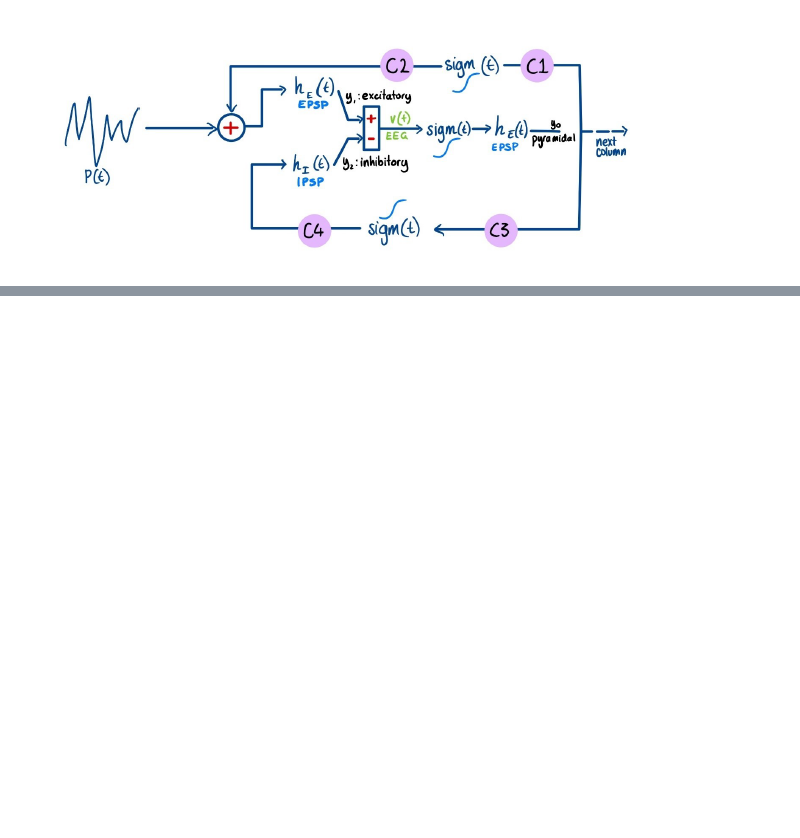
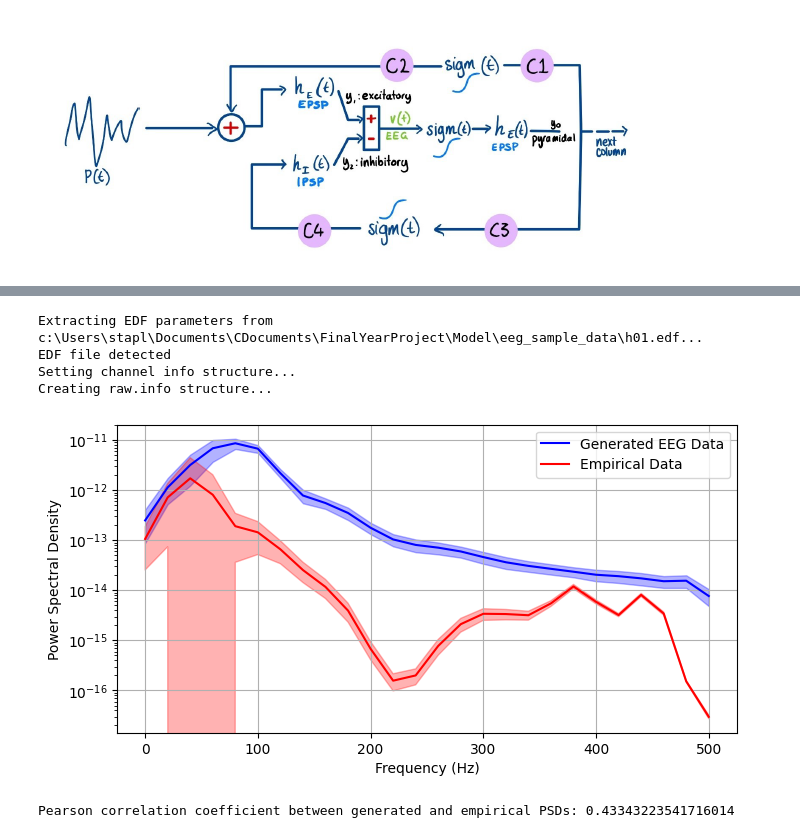
Before and after one commit to emias12/FinalYearProject, a Jupyter notebook: Jansen&Rit.ipynb, the cells around one changed output, grey strips where cells are left out. Drawn from its saved outputs; the diff is of its cells as text; code cells hidden in the pictures; blank space fills up the shorter version.

Commit message:
An attempt at calculating goodness of fit for EEG data

```diff
--- a/Jansen&Rit.ipynb
+++ b/Jansen&Rit.ipynb
@@ -241,0 +241,71 @@ Pearson correlation coefficient: 0.08338637618599991
+# %%
+# Calculate goodness of fit for EEG data ####################################################
+from scipy.stats import pearsonr
+import mne
+from scipy.signal import welch
+
+# Load the EDF file
+raw_eeg_file = mne.io.read_raw_edf('eeg_sample_data/h01.edf')
+# Convert the data to a numpy array
+empirical_data = raw_eeg_file.get_data()
+
+# print(V_T_plot.shape) # returns (400, 100) - 400 time points, 100 nodes (brain regions)
+# print(empirical_data.shape) # returns (19, 231250) - 19 channels/electrodes with 231250 time points
+
+# As values in empirical and generated data are very different, scale based on empirical values
+# This just makes it look more comparable on the graph
+scaling_factor = np.max(empirical_data) / np.max(V_T_plot)
+scaled_gen_data = (V_T_plot * scaling_factor).T
+
+sfreq_gen = 1 / dt # Sampling frequency (Hz) (with 0.001, so 1000)
+sfreq_emp = 250 # (Hz)
+nperseg = 50 # Length of Hamming Window
+noverlap = nperseg // 2  # Overlap between Windows
+
+# Calculate the Hamming window
+window = np.hamming(nperseg)
+
+# Use the maximum sampling frequency for both datasets
+sfreq_max = max(sfreq_gen, sfreq_emp)
+
+# Compute the frequency axis using the maximum sampling frequency
+frequencies = np.fft.rfftfreq(nperseg, d=1/sfreq_max)
+
+# Calculate PSD for generated data
+psd_gen = np.zeros((scaled_gen_data.shape[0], len(frequencies))) # (100, 26)
+for i, channel_data in enumerate(scaled_gen_data):
+    f, power_spectrum= welch(channel_data, fs=sfreq_max, window=window, nperseg=nperseg, noverlap=noverlap)
+    psd_gen[i, :] = Pxx
+
+plt.figure(figsize=(8, 4))
+plt.semilogy(frequencies, psd_gen.mean(axis=0), label='Generated EEG Data', color='blue')
+# Plot with shaded +- 1 standard deviation above and below
+plt.fill_between(frequencies, psd_gen.mean(axis=0) - psd_gen.std(axis=0), psd_gen.mean(axis=0) + psd_gen.std(axis=0), alpha=0.3, color='blue')
+
+# Calculate PSD for empirical data
+psd_empirical = np.zeros((empirical_data.shape[0], len(frequencies))) # (19, 26)
+for i, channel_data in enumerate(empirical_data):
+    f, power_spectrum = welch(channel_data, fs=sfreq_max, window=window, nperseg=nperseg, noverlap=noverlap)
+    psd_empirical[i, :] = power_spectrum
+
+plt.semilogy(frequencies, psd_empirical.mean(axis=0), label='Empirical Data', color='red')
+# Plot with shaded +- 1 standard deviation above and below
+plt.fill_between(frequencies, psd_empirical.mean(axis=0) - psd_empirical.std(axis=0), psd_empirical.mean(axis=0) + psd_empirical.std(axis=0), alpha=0.3, color='red')
+
+plt.xlabel('Frequency (Hz)')
+plt.ylabel('Power Spectral Density')
+plt.legend()
+plt.grid(True)
+plt.show()
+
+# Compute the Pearson correlation between the PSDs - will compare mean at each 26 frequency points
+correlation_coefficient, _ = pearsonr(psd_gen.mean(axis=0), psd_empirical.mean(axis=0))
+
+print("Pearson correlation coefficient between generated and empirical PSDs:", correlation_coefficient)
+# %% [output]
+Extracting EDF parameters from c:\Users\stapl\Documents\CDocuments\FinalYearProject\Model\eeg_sample_data\h01.edf...
+EDF file detected
+Setting channel info structure...
+Creating raw.info structure...
+[figure, added]
+Pearson correlation coefficient between generated and empirical PSDs: 0.43343223541716014
```
Also changed, not shown: parts of 3 cells of this notebook, 29 other files.
